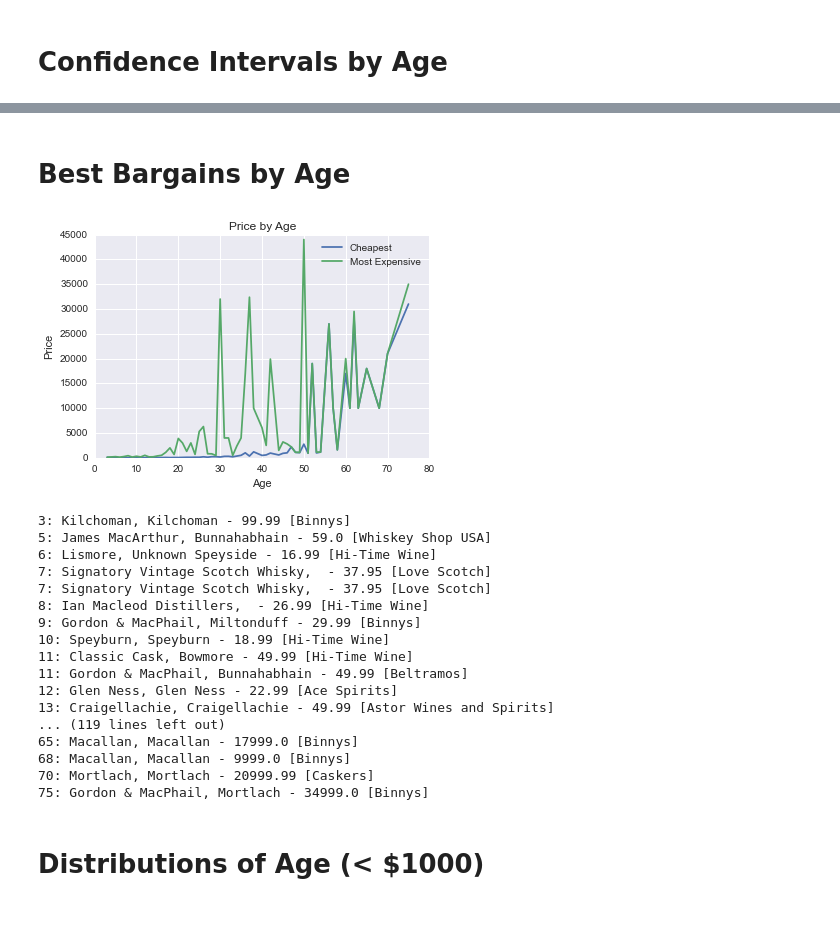
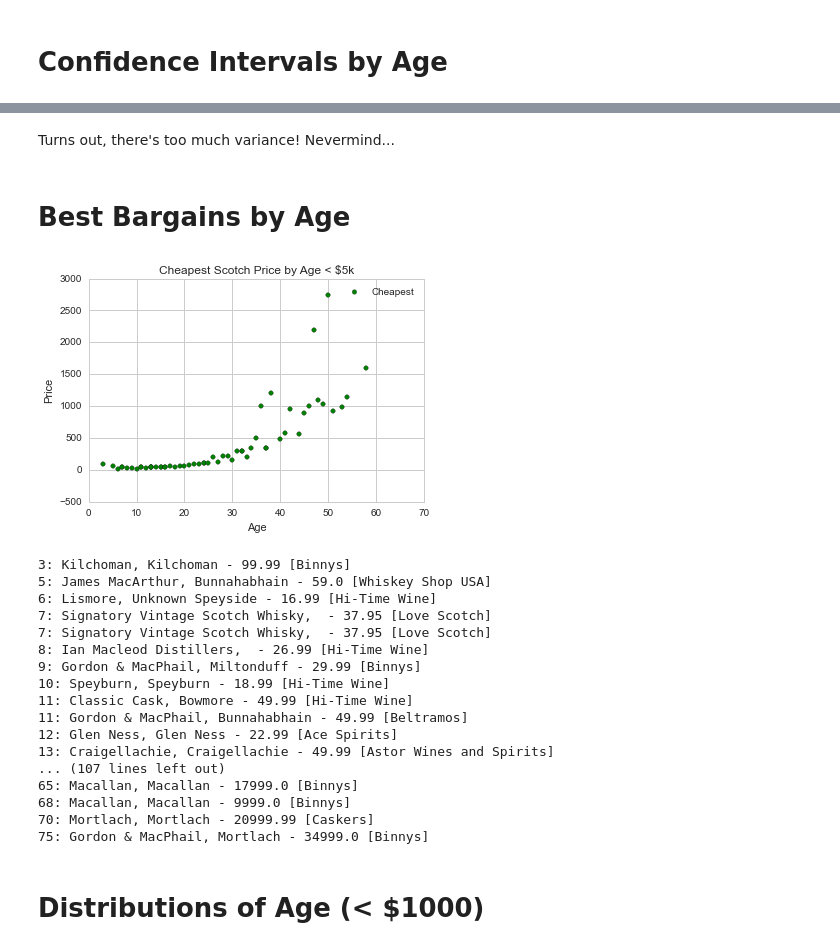
Before and after one commit to bdetweiler/math-8756-final-project, a Jupyter notebook: src/Analyze Scotch.ipynb, the cells around one changed output, grey strips where cells are left out. Saved outputs shown, nothing was run; the diff lists cells and outputs as text; code cells hidden in the pictures; blank space fills up the shorter version.

```diff
--- a/src/Analyze Scotch.ipynb
+++ b/src/Analyze Scotch.ipynb
@@ -550,3 +532,5 @@ max = 999.99
+# %% [markdown]
+Turns out, there's too much variance! Nevermind...
 # %% [markdown]
 # Best Bargains by Age
 # %%
@@ -557,6 +541,9 @@ DB = DB_DIR + '/scotch_prices.db'
 
 scotch_db = create_database('sqlite:' + DB)
 scotch_store = Store(scotch_db)
+
+def non_lin_curve(y):
+    return pow(2, (y/2))
 
 cheap_scotch = []
 expensive_scotch = []
@@ -592,7 +579,8 @@ for age in range(1, 80):
                          Producer.PRODUCER_ID == Scotch.PRODUCER,
                          Distillery.DISTILLERY_ID == Scotch.DISTILLERY,
                          Scotch.AGE == age,
-                         Price.PRICE == minPrice)
+                         Price.PRICE == minPrice,
+                         Price.PRICE < 5000)
     cheapos = [(producer.NAME, distillery.NAME, scotch.AGE, price.PRICE, retailer.NAME) for scotch, price, producer, distillery, retailer in cheap_scotch_rs]
 
     expensive_scotch_rs = scotch_store.find((Scotch, Price, Producer, Distillery, Retailer),
@@ -606,37 +594,51 @@ for age in range(1, 80):
 
     if (len(cheapos) != 0):
         for j in range(0, len(cheapos)):
             cheap_scotch.append(cheapos[j])
             cheap_ages.append(cheapos[j][2])
             cheap_prices.append(cheapos[j][3])
 
     if (len(expensives) != 0):
         for j in range(0, len(expensives)):
             expensive_scotch.append(expensives[j])
             expensive_ages.append(expensives[j][2])
             expensive_prices.append(expensives[j][3])
 
 
-plt.plot(cheap_ages, cheap_prices, label='Cheapest')
-plt.plot(expensive_ages, expensive_prices, label='Most Expensive')
+
+cheap_ages_matr = []
+
+# XXX: Experimenting trying to get a curve fit here. I have a feeling I could get a pretty decent fit with x = 2^(y/2) or similar,
+#      but my PySkills are weak. :/
+
+#for age in cheap_ages:
+#    cheap_ages_matr.append([age])
+
+#svr_rbf = SVR(kernel='rbf', C=1e3, gamma=0.1)
+#prices_rbf = svr_rbf.fit(cheap_ages_matr, cheap_prices).predict(cheap_ages_matr)
+# curve_fit(f, cheap_ages, cheap_prices, p0=None, sigma=None, **kw)
+# plt.plot(cheap_ages, non_lin_curve(cheap_ages), c='blue', label='RBF model')
+plt.scatter(cheap_ages, cheap_prices, c='green', label='Cheapest')
+
+#plt.scatter(expensive_ages, expensive_prices, c='red', label='Most Expensive')
 plt.xlabel('Age')
 plt.ylabel('Price')
-plt.title('Price by Age')
+plt.title('Cheapest Scotch Price by Age < $5k')
 plt.legend()
 plt.show()
 
 for i in range(0, len(cheap_scotch)):
     print str(cheap_scotch[i][2]) + ": " + cheap_scotch[i][0] + ", " + cheap_scotch[i][1] + " - " + str(cheap_scotch[i][3]) + " [" + cheap_scotch[i][4] + "]"
 
 for i in range(0, len(expensive_scotch)):
     print str(expensive_scotch[i][2]) + ": " + expensive_scotch[i][0] + ", " + expensive_scotch[i][1] + " - " + str(expensive_scotch[i][3]) + " [" + expensive_scotch[i][4] + "]"
 
 
 scotch_store.flush()
 scotch_store.commit()
 scotch_store.close()
 # %% [output]
-[figure, old version]
+[figure, new version]
 3: Kilchoman, Kilchoman - 99.99 [Binnys]
 5: James MacArthur, Bunnahabhain - 59.0 [Whiskey Shop USA]
 6: Lismore, Unknown Speyside - 16.99 [Hi-Time Wine]
@@ -649,7 +651,7 @@ scotch_store.close()
 11: Gordon & MacPhail, Bunnahabhain - 49.99 [Beltramos]
 12: Glen Ness, Glen Ness - 22.99 [Ace Spirits]
 13: Craigellachie, Craigellachie - 49.99 [Astor Wines and Spirits]
-... (119 lines left out)
+... (107 lines left out)
 65: Macallan, Macallan - 17999.0 [Binnys]
 68: Macallan, Macallan - 9999.0 [Binnys]
 70: Mortlach, Mortlach - 20999.99 [Caskers]
```
Also changed, not shown: parts of 8 cells of this notebook, 4 other files.
